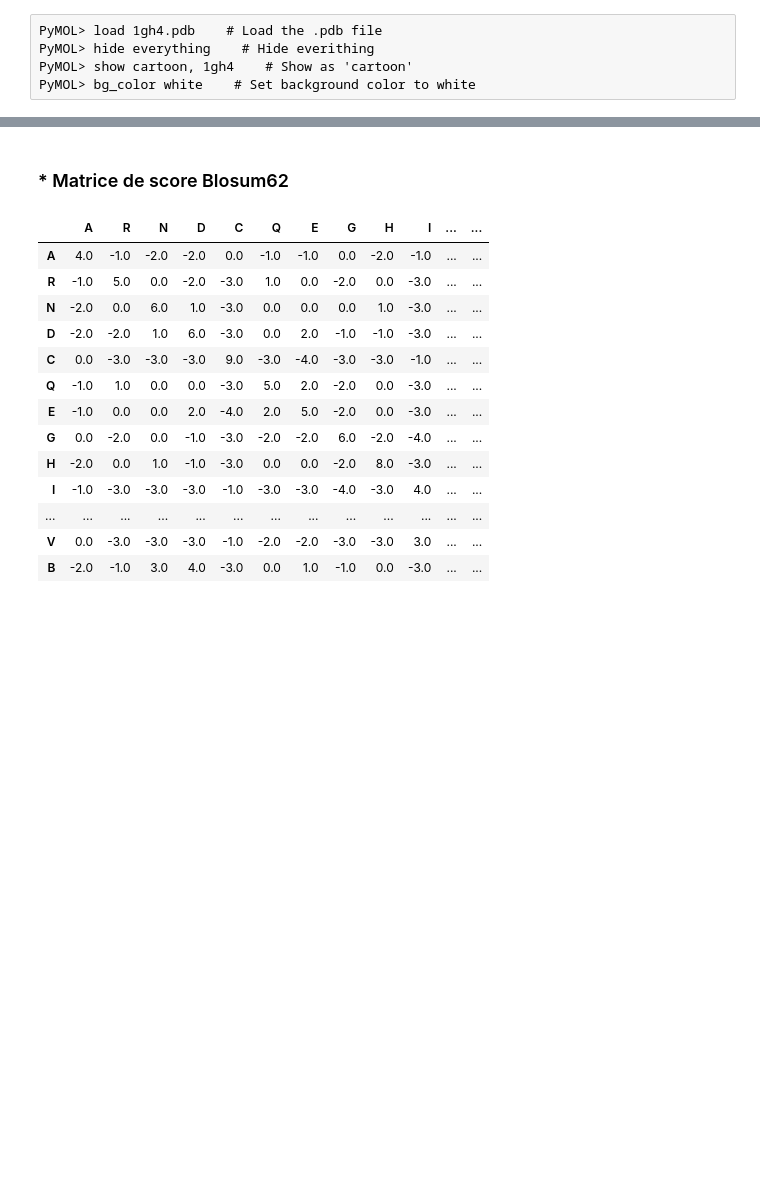
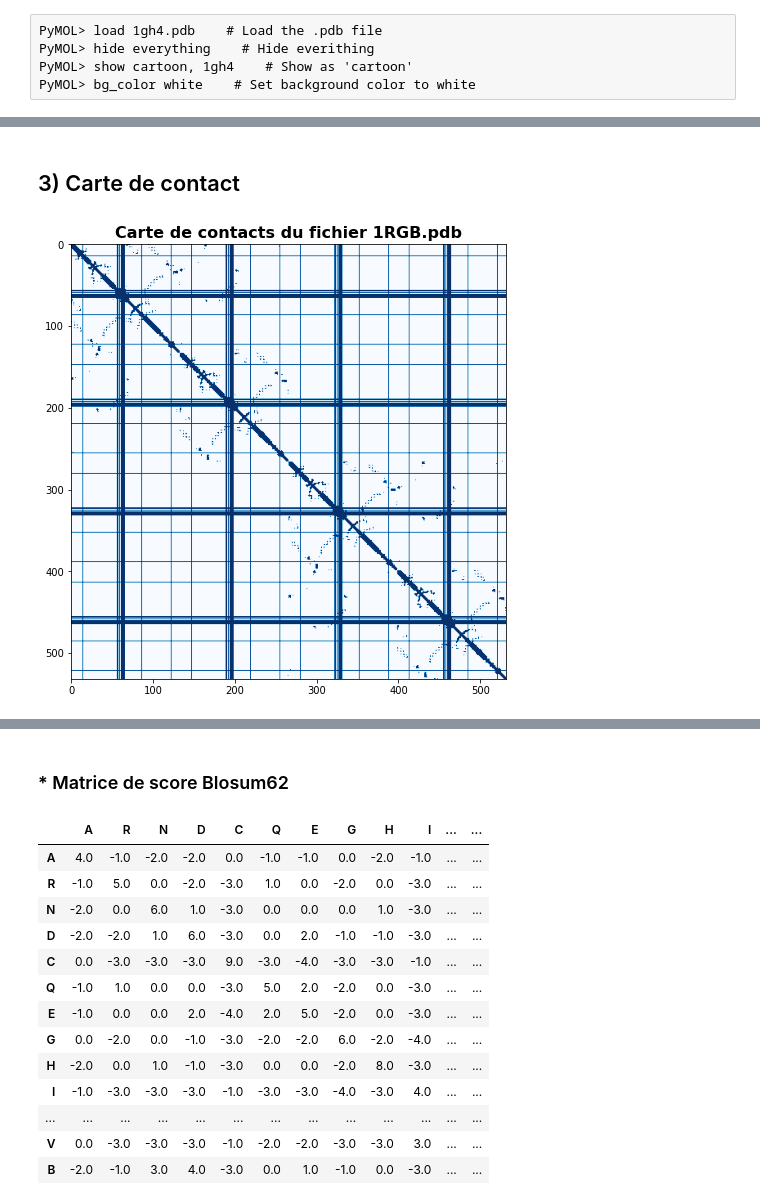
Before and after one commit to AudreyyFortune/Julia_projet, a Jupyter notebook: projet_long_Python.ipynb, the cells around one changed output, grey strips where cells are left out. Saved outputs shown, nothing was run; the diff lists cells and outputs as text; code cells hidden in the pictures; blank space fills up the shorter version.

```diff
--- a/projet_long_Python.ipynb
+++ b/projet_long_Python.ipynb
@@ -19,5 +28,7 @@ from Bio.PDB import PDBParser
 # %%
-prot_id, prot_file = "1gh4", "data/1gh4.pdb"
+# Lecture du fichier
+
+prot_id, prot_file = "1rgb", "data/1rgb.pdb"
 structure = PDBParser().get_structure(prot_id, prot_file)
 # %%
 # Protein Structure
@@ -122,3 +159,5 @@ p_sphere.setStyle({'sphere': {'color':'spectrum'}})
 p_sphere.show()
 # %% [output]
 [interactive output not drawn]
+# %% [markdown]
+## 3) Carte de contact
@@ -124,0 +258,12 @@ p_sphere.show()
+# %%
+contacts = trajectoirePDB("data/1rgb.pdb")
+
+cutoff = 8.0 # On choisi un cutoff < 8 Angström
+matrice_distance = Creation_matrice(contacts) < cutoff
+
+plt.figure(figsize = (8, 8))
+plt.imshow(matrice_distance, cmap = plt.get_cmap("Blues")) # Plot a matrix or an array as an image.
+plt.title('Carte de contacts du fichier 1RGB.pdb', fontsize = 16, fontweight = "bold")
+plt.show()
+# %% [output]
+[figure, added]
```
Also changed, not shown: parts of 48 cells of this notebook.
